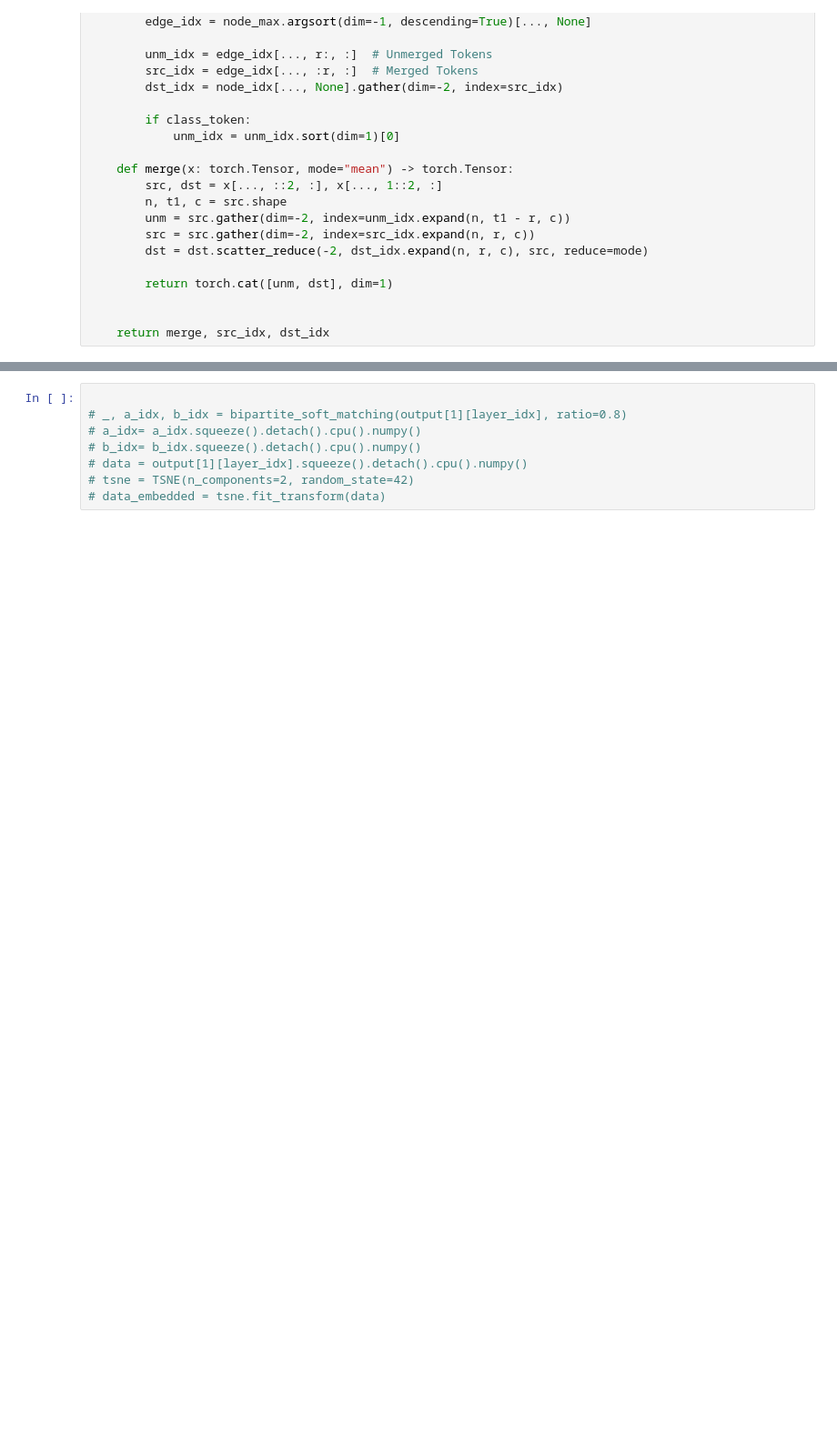
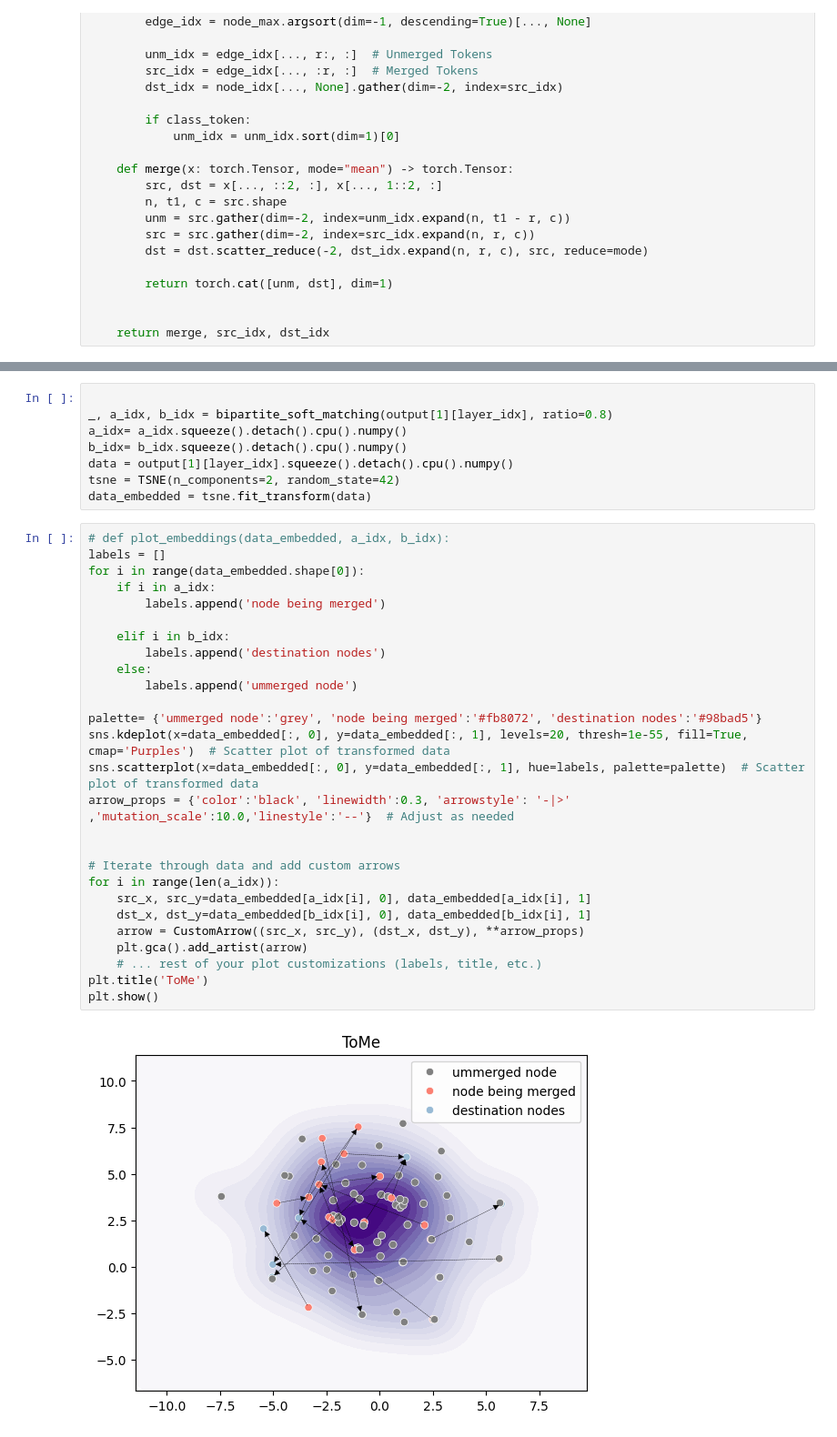
Before and after one commit to hchautran/PiToMe, a Jupyter notebook: bert.ipynb, the cells around one changed output, grey strips where cells are left out. Shown at 91% size. Saved outputs shown, nothing was run; the diff lists cells and outputs as text; blank space fills up the shorter version.

```diff
--- a/bert.ipynb
+++ b/bert.ipynb
@@ -247,9 +247,38 @@ tsne = TSNE(n_components=2, random_state=42)
 data_embedded = tsne.fit_transform(data)
 # %%
 
-# _, a_idx, b_idx = bipartite_soft_matching(output[1][layer_idx], ratio=0.8)
-# a_idx= a_idx.squeeze().detach().cpu().numpy()
-# b_idx= b_idx.squeeze().detach().cpu().numpy()
-# data = output[1][layer_idx].squeeze().detach().cpu().numpy()
-# tsne = TSNE(n_components=2, random_state=42)
-# data_embedded = tsne.fit_transform(data)
+_, a_idx, b_idx = bipartite_soft_matching(output[1][layer_idx], ratio=0.8)
+a_idx= a_idx.squeeze().detach().cpu().numpy()
+b_idx= b_idx.squeeze().detach().cpu().numpy()
+data = output[1][layer_idx].squeeze().detach().cpu().numpy()
+tsne = TSNE(n_components=2, random_state=42)
+data_embedded = tsne.fit_transform(data)
+# %%
+# def plot_embeddings(data_embedded, a_idx, b_idx):
+labels = []
+for i in range(data_embedded.shape[0]):
+    if i in a_idx:
+        labels.append('node being merged')
+
+    elif i in b_idx:
+        labels.append('destination nodes')
+    else:
+        labels.append('ummerged node')
+
+palette= {'ummerged node':'grey', 'node being merged':'#fb8072', 'destination nodes':'#98bad5'}
+sns.kdeplot(x=data_embedded[:, 0], y=data_embedded[:, 1], levels=20, thresh=1e-55, fill=True, cmap='Purples')  # Scatter plot of transformed data
+sns.scatterplot(x=data_embedded[:, 0], y=data_embedded[:, 1], hue=labels, palette=palette)  # Scatter plot of transformed data
+arrow_props = {'color':'black', 'linewidth':0.3, 'arrowstyle': '-|>' ,'mutation_scale':10.0,'linestyle':'--'}  # Adjust as needed
+
+
+# Iterate through data and add custom arrows
+for i in range(len(a_idx)):
+    src_x, src_y=data_embedded[a_idx[i], 0], data_embedded[a_idx[i], 1]
+    dst_x, dst_y=data_embedded[b_idx[i], 0], data_embedded[b_idx[i], 1]
+    arrow = CustomArrow((src_x, src_y), (dst_x, dst_y), **arrow_props)
+    plt.gca().add_artist(arrow)
+    # ... rest of your plot customizations (labels, title, etc.)
+plt.title('ToMe')
+plt.show()
+# %% [output]
+[figure, added]
```
Also changed, not shown: parts of 10 cells of this notebook, 4 other files.
